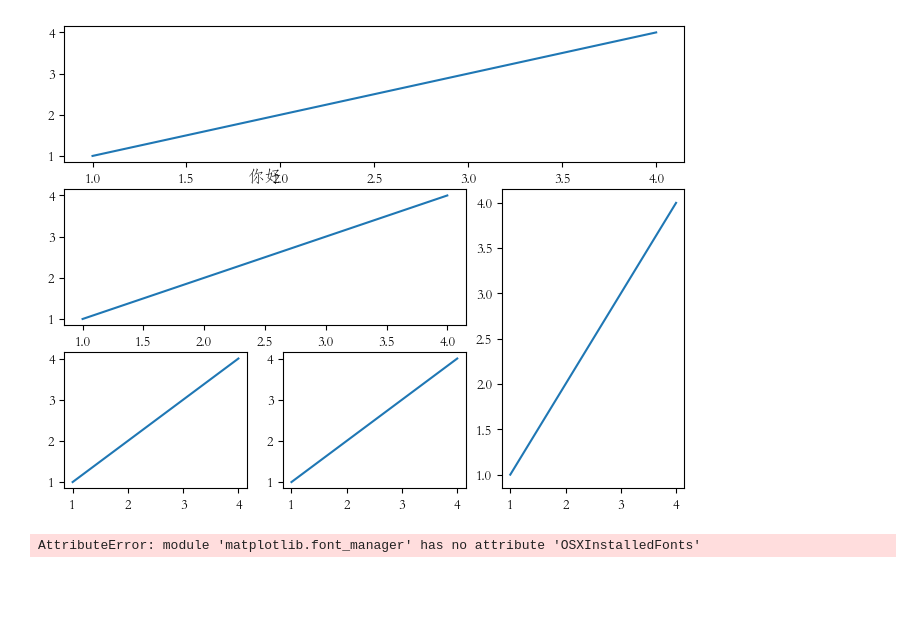
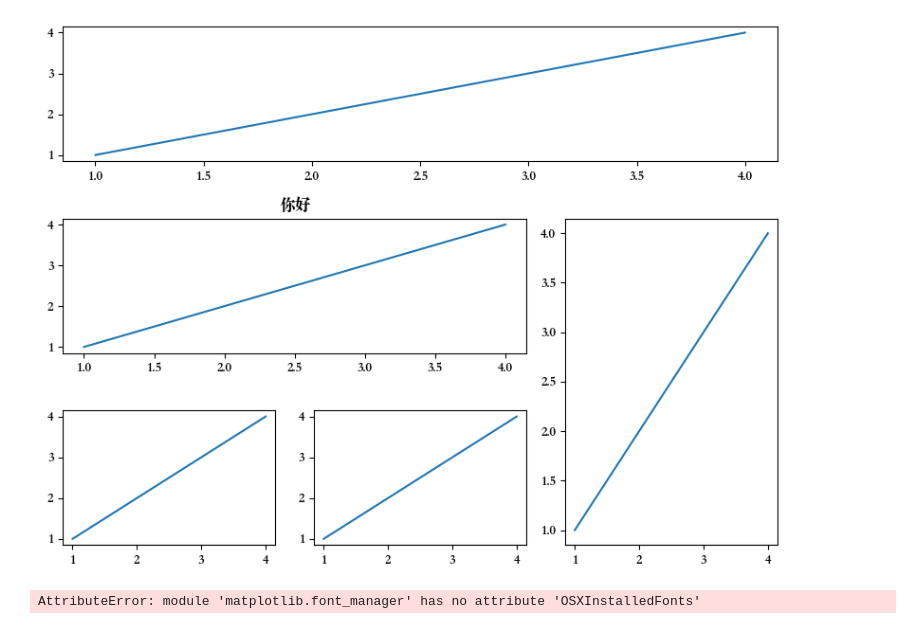
Before and after one commit to wwt-13/Notes, a Jupyter notebook: Python/plot.ipynb, the cells around one changed output. Saved outputs shown, nothing was run; the diff lists cells and outputs as text; code cells hidden in the pictures; blank space fills up the shorter version.

```diff
--- a/Python/plot.ipynb
+++ b/Python/plot.ipynb
@@ -85,29 +122,30 @@ print(plt.get_fignums())  # [1, 3]
 # %%
 import matplotlib.gridspec as gridspec  # 调用网格
 
 fig = plt.figure(num=1, figsize=(8, 6))  # 创建画布
 gs = gridspec.GridSpec(3, 3)  # 设定网格
 
 ax1 = fig.add_subplot(gs[0, :])  # 选定网格
 ax1.plot([1, 2, 3, 4], [1, 2, 3, 4])
 
 ax2 = fig.add_subplot(gs[1, :-1])
 ax2.plot([1, 2, 3, 4], [1, 2, 3, 4])
 ax2.set_title("你好")
 
 ax3 = fig.add_subplot(gs[1:, -1])
 ax3.plot([1, 2, 3, 4], [1, 2, 3, 4])
 
 ax4 = fig.add_subplot(gs[2, 0])
 ax4.plot([1, 2, 3, 4], [1, 2, 3, 4])
 
 ax5 = fig.add_subplot(gs[2, 1])
 ax5.plot([1, 2, 3, 4], [1, 2, 3, 4])
 
-plt.rcParams["font.family"]="STFangsong"
+plt.rcParams["font.family"]="Songti SC"
+plt.tight_layout()
 plt.show()
 # %% [output]
-[figure, old version]
+[figure, new version]
 # %%
 import matplotlib.font_manager as fm
 
```
Also changed, not shown: parts of 4 cells of this notebook, 23 other files.
